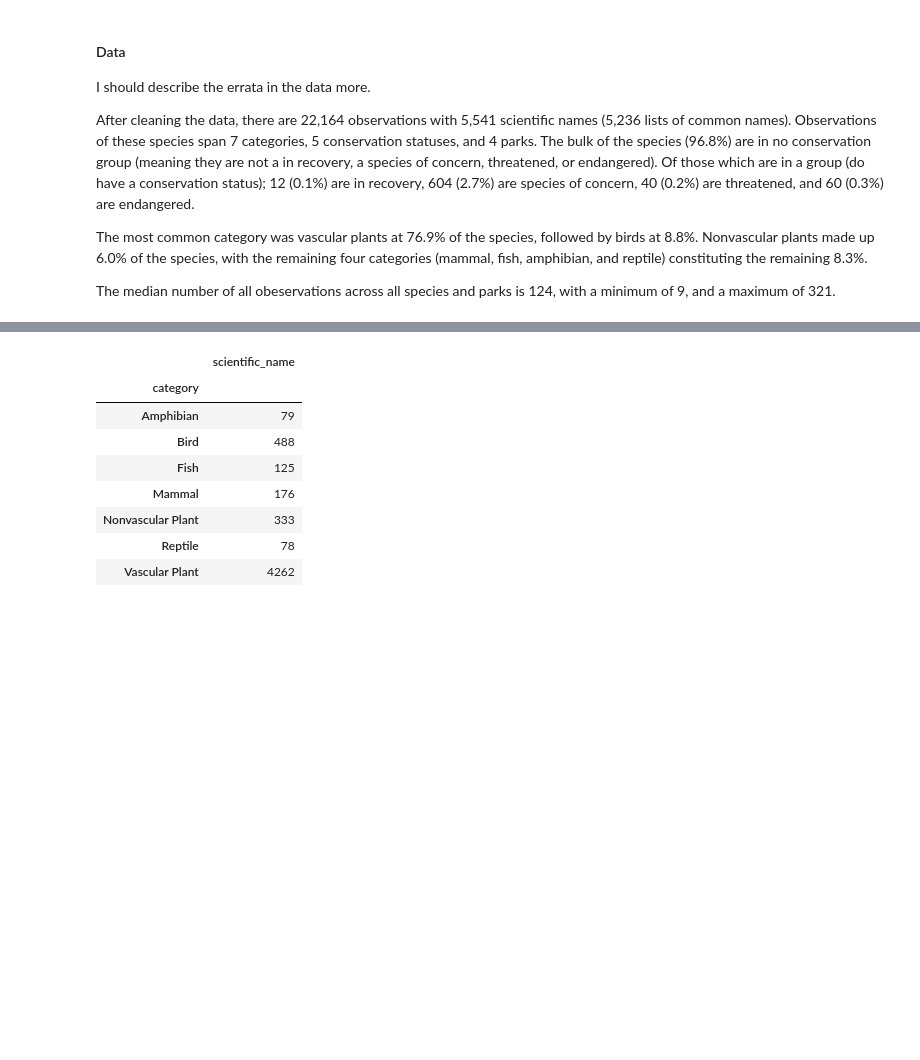
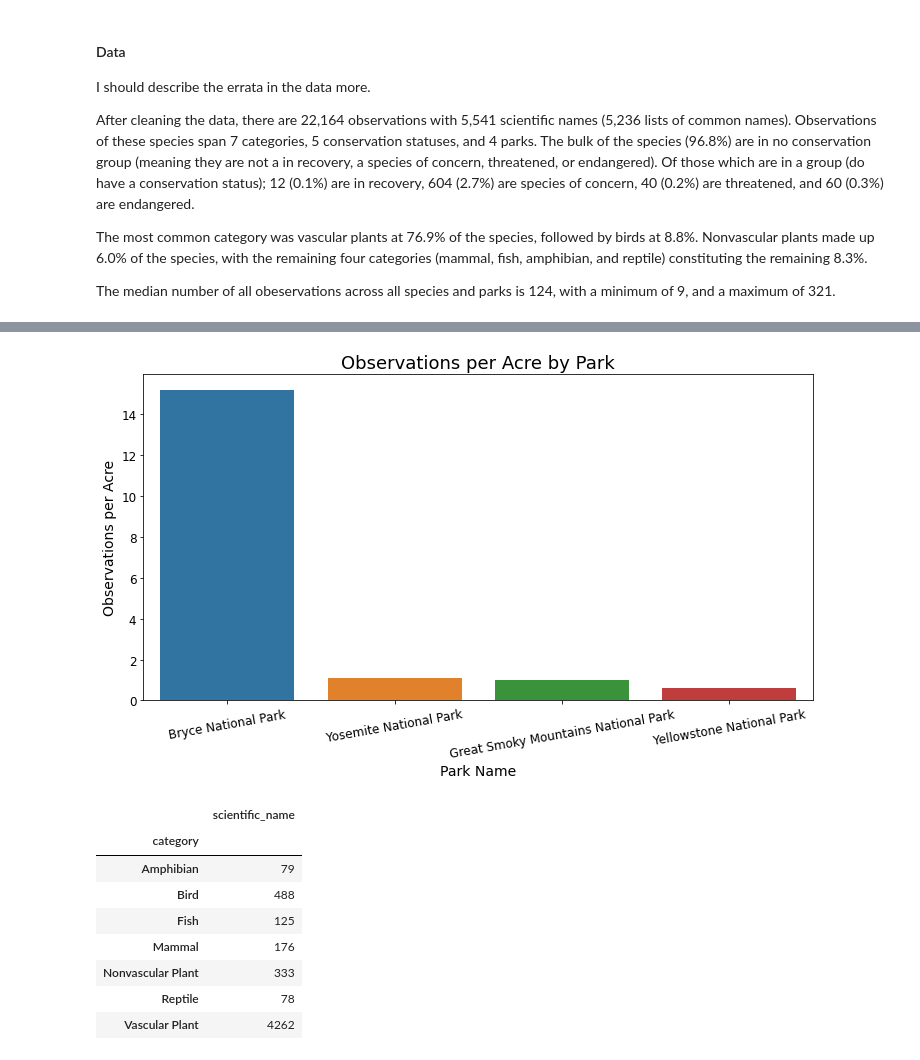
Before and after one commit to lightlySkewed/Biodiversity, a Jupyter notebook: biodiversity.ipynb, the cells around one changed output, grey strips where cells are left out. Saved outputs shown, nothing was run; the diff lists cells and outputs as text; code cells hidden in the pictures; blank space fills up the shorter version.

```diff
--- a/biodiversity.ipynb
+++ b/biodiversity.ipynb
@@ -138,3 +157,20 @@ park_size_df
+# %%
+# plot observations per acre across parks
+obs_per_acre = pd.merge(park_obs, park_size, left_index=True, right_index=True)
+obs_per_acre['observations_per_acre'] = obs_per_acre['observations'] / obs_per_acre['acres']
+obs_per_acre
+
+fig, ax = plt.subplots(figsize= (12, 6))
+plt.ticklabel_format(style= 'plain', axis= 'y')
+sns.barplot(data= obs_per_acre, x= obs_per_acre.index, y= 'observations_per_acre',
+            order= obs_per_acre.sort_values('observations_per_acre', ascending= False).index)
+plt.title('Observations per Acre by Park',fontsize=18)
+plt.xlabel('Park Name', fontsize= 14)
+plt.ylabel('Observations per Acre', fontsize= 14)
+plt.xticks(fontsize= 12, rotation= 10);
+plt.yticks(fontsize= 12);
+# %% [output]
+[figure, added]
 # %%
 # count species by category
 # category_species_count = bio_df.groupby(['category'])[['scientific_name']].count()
```
Also changed, not shown: parts of 14 cells of this notebook.
